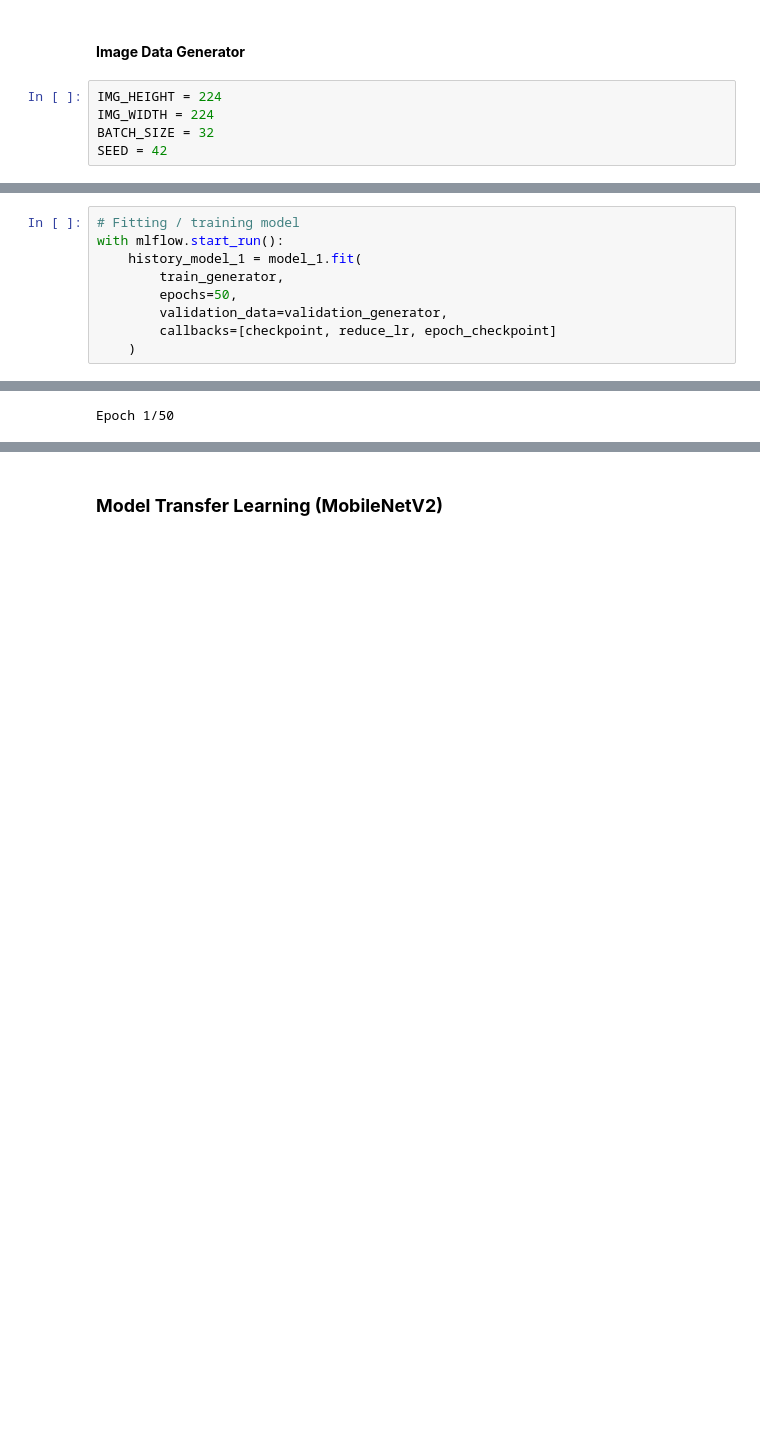
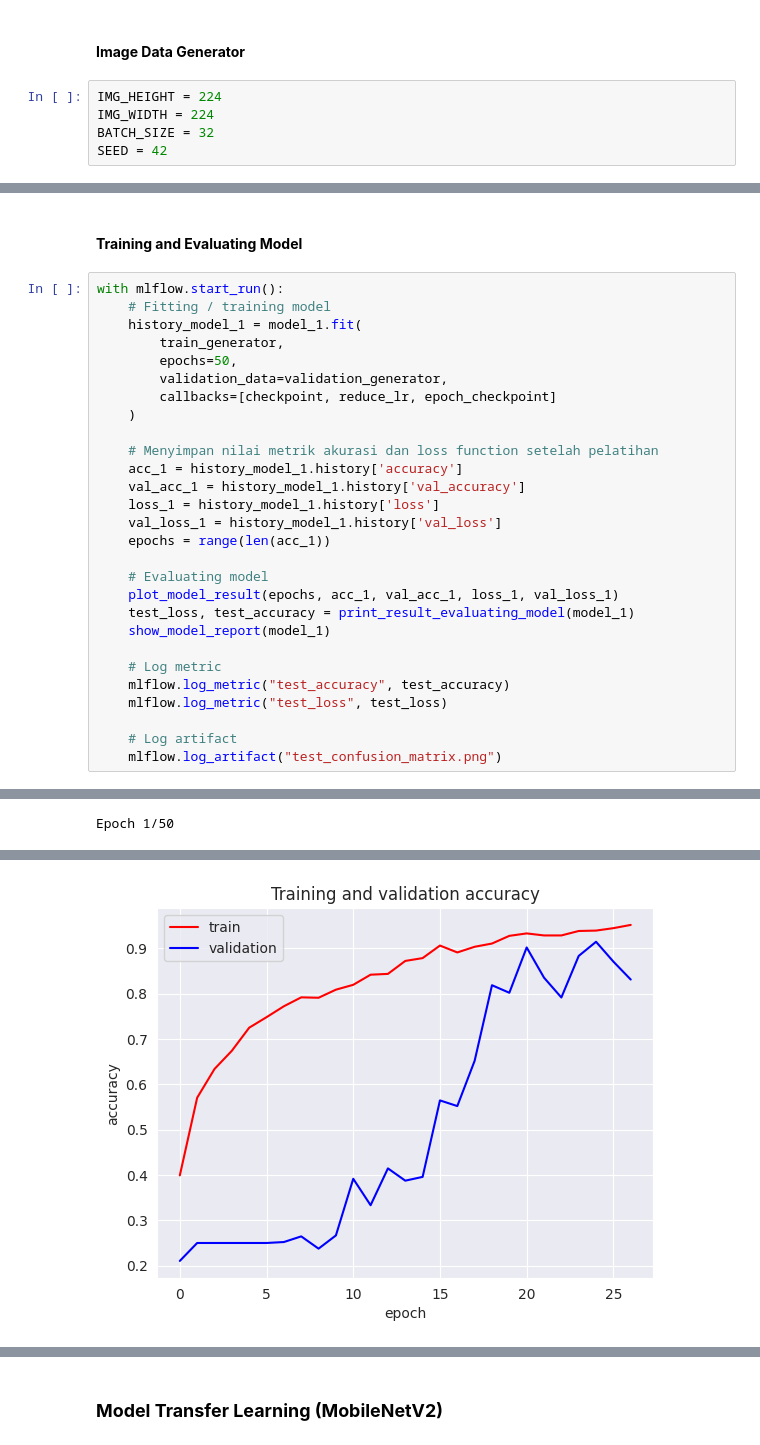
Before and after one commit to Refanz/CP-Laskar-AI-LAI25-RM112, a Jupyter notebook: notebooks/master-notebook.ipynb, the cells around one changed output, grey strips where cells are left out. Saved outputs shown, nothing was run; the diff lists cells and outputs as text; blank space fills up the shorter version.

```diff
--- a/notebooks/master-notebook.ipynb
+++ b/notebooks/master-notebook.ipynb
@@ -588,13 +645,34 @@ Model: "sequential_1"
  Total params: 1,214,020 (4.63 MB)
  Trainable params: 1,213,124 (4.63 MB)
  Non-trainable params: 896 (3.50 KB)
+# %% [markdown]
+#### **Training and Evaluating Model**
 # %%
-# Fitting / training model
 with mlflow.start_run():
+    # Fitting / training model
     history_model_1 = model_1.fit(
         train_generator,
         epochs=50,
         validation_data=validation_generator,
         callbacks=[checkpoint, reduce_lr, epoch_checkpoint]
     )
+
+    # Menyimpan nilai metrik akurasi dan loss function setelah pelatihan
+    acc_1 = history_model_1.history['accuracy']
+    val_acc_1 = history_model_1.history['val_accuracy']
+    loss_1 = history_model_1.history['loss']
+    val_loss_1 = history_model_1.history['val_loss']
+    epochs = range(len(acc_1))
+
+    # Evaluating model
+    plot_model_result(epochs, acc_1, val_acc_1, loss_1, val_loss_1)
+    test_loss, test_accuracy = print_result_evaluating_model(model_1)
+    show_model_report(model_1)
+
+    # Log metric
+    mlflow.log_metric("test_accuracy", test_accuracy)
+    mlflow.log_metric("test_loss", test_loss)
+
+    # Log artifact
+    mlflow.log_artifact("test_confusion_matrix.png")
 # %% [output]
@@ -611,0 +706 @@ I0000 00:00:1749724699.945348     153 device_compiler.h:188] Compiled cluster us
+[figure, added]
```
Also changed, not shown: parts of 53 cells of this notebook, 2 other files.
